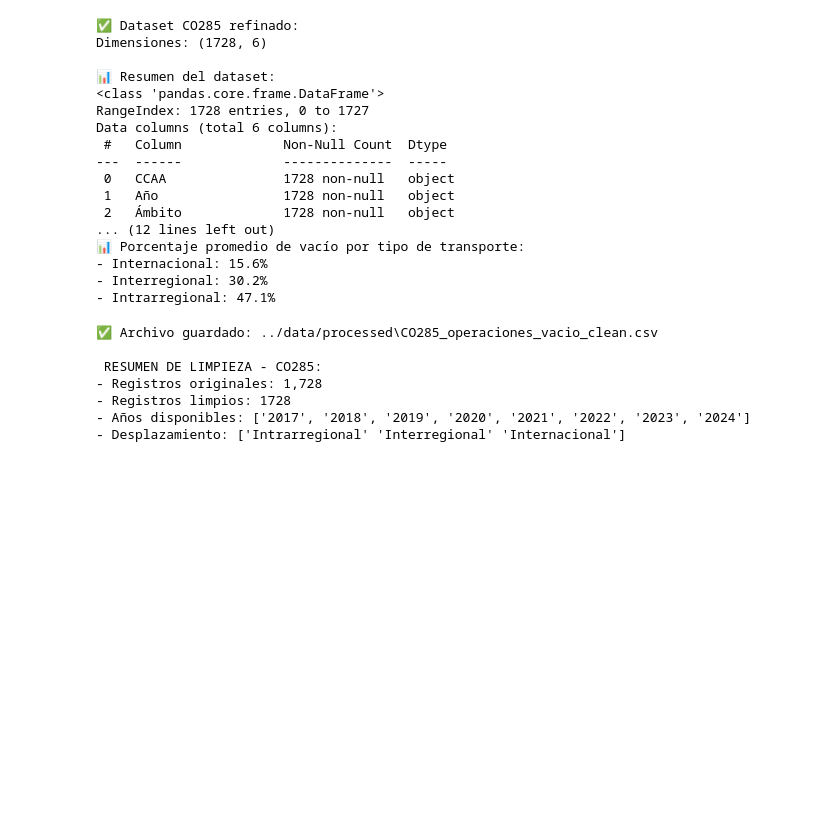
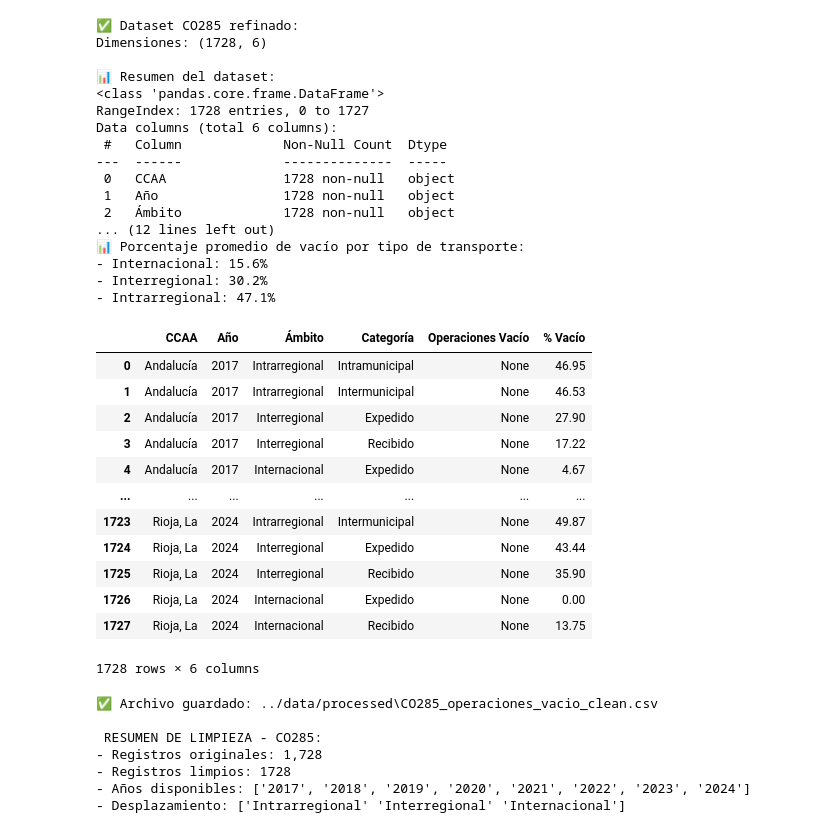
Before and after one commit to esanchezlaulhe1312/transporte_mercancias_carretera, a Jupyter notebook: notebooks/02_limpieza_parte_I.ipynb, the cells around one changed output. Cells and saved outputs as stored; diff of their text form; code cells hidden in the pictures; blank space fills up the shorter version.

```diff
--- a/notebooks/02_limpieza_parte_I.ipynb
+++ b/notebooks/02_limpieza_parte_I.ipynb
@@ -407,6 +411,23 @@ Data columns (total 6 columns):
 - Internacional: 15.6%
 - Interregional: 30.2%
 - Intrarregional: 47.1%
+# %%
+df_co285_final['Operaciones Vacío']=df_co285_final['Operaciones Vacío'].dropna(inplace=True)
+df_co285_final
+# %% [output]
+|  | CCAA | Año | Ámbito | Categoría | Operaciones Vacío | % Vacío |
+| 0 | Andalucía | 2017 | Intrarregional | Intramunicipal | None | 46.95 |
+| 1 | Andalucía | 2017 | Intrarregional | Intermunicipal | None | 46.53 |
+| 2 | Andalucía | 2017 | Interregional | Expedido | None | 27.90 |
+| 3 | Andalucía | 2017 | Interregional | Recibido | None | 17.22 |
+| 4 | Andalucía | 2017 | Internacional | Expedido | None | 4.67 |
+| ... | ... | ... | ... | ... | ... | ... |
+| 1723 | Rioja, La | 2024 | Intrarregional | Intermunicipal | None | 49.87 |
+| 1724 | Rioja, La | 2024 | Interregional | Expedido | None | 43.44 |
+| 1725 | Rioja, La | 2024 | Interregional | Recibido | None | 35.90 |
+| 1726 | Rioja, La | 2024 | Internacional | Expedido | None | 0.00 |
+| 1727 | Rioja, La | 2024 | Internacional | Recibido | None | 13.75 |
+1728 rows × 6 columns
 # %%
 # Guardar el archivo limpio
 archivo_co285_clean = os.path.join(ruta_processed, 'CO285_operaciones_vacio_clean.csv')
```
Also changed, not shown: parts of 3 cells of this notebook, 2 other files.
